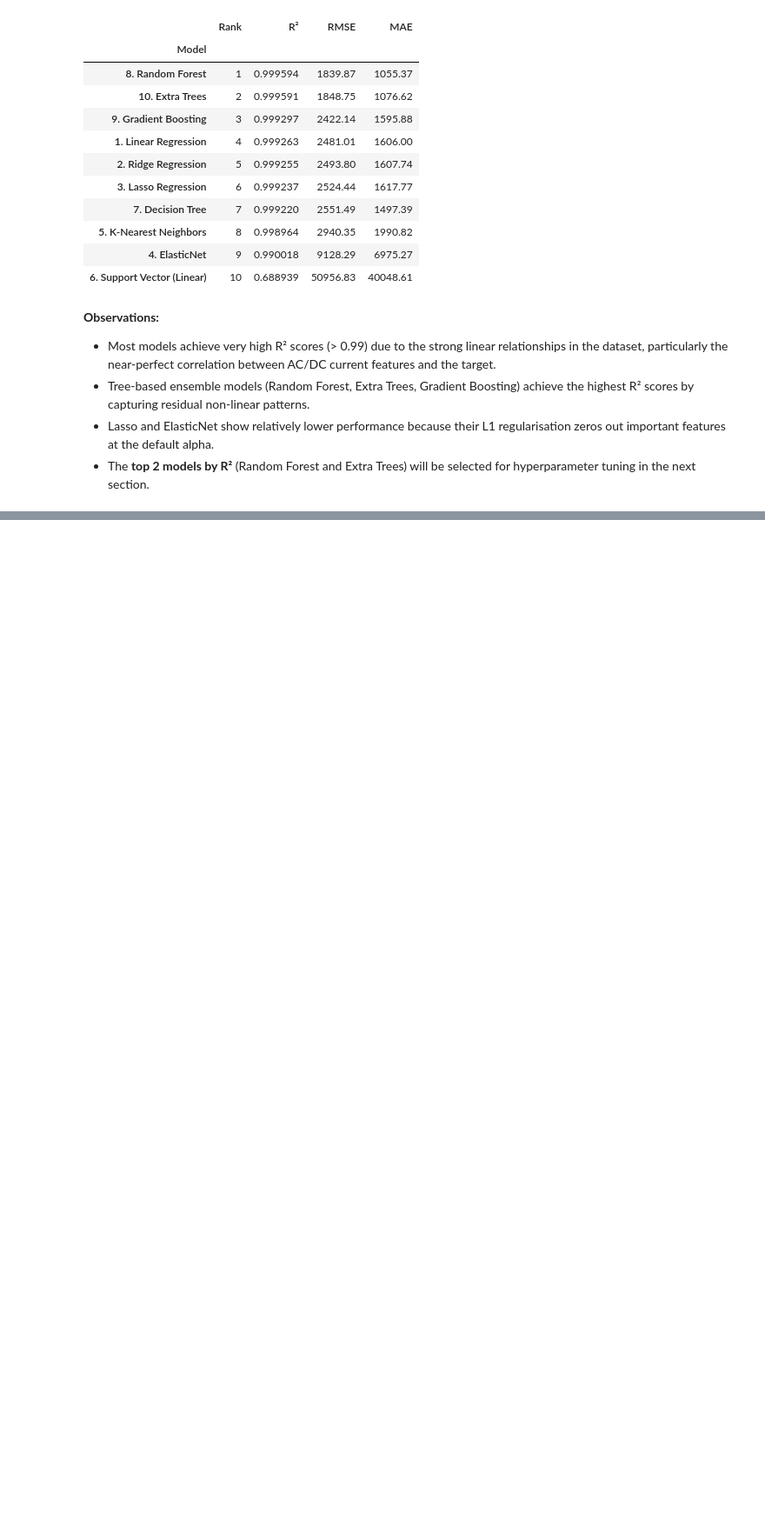
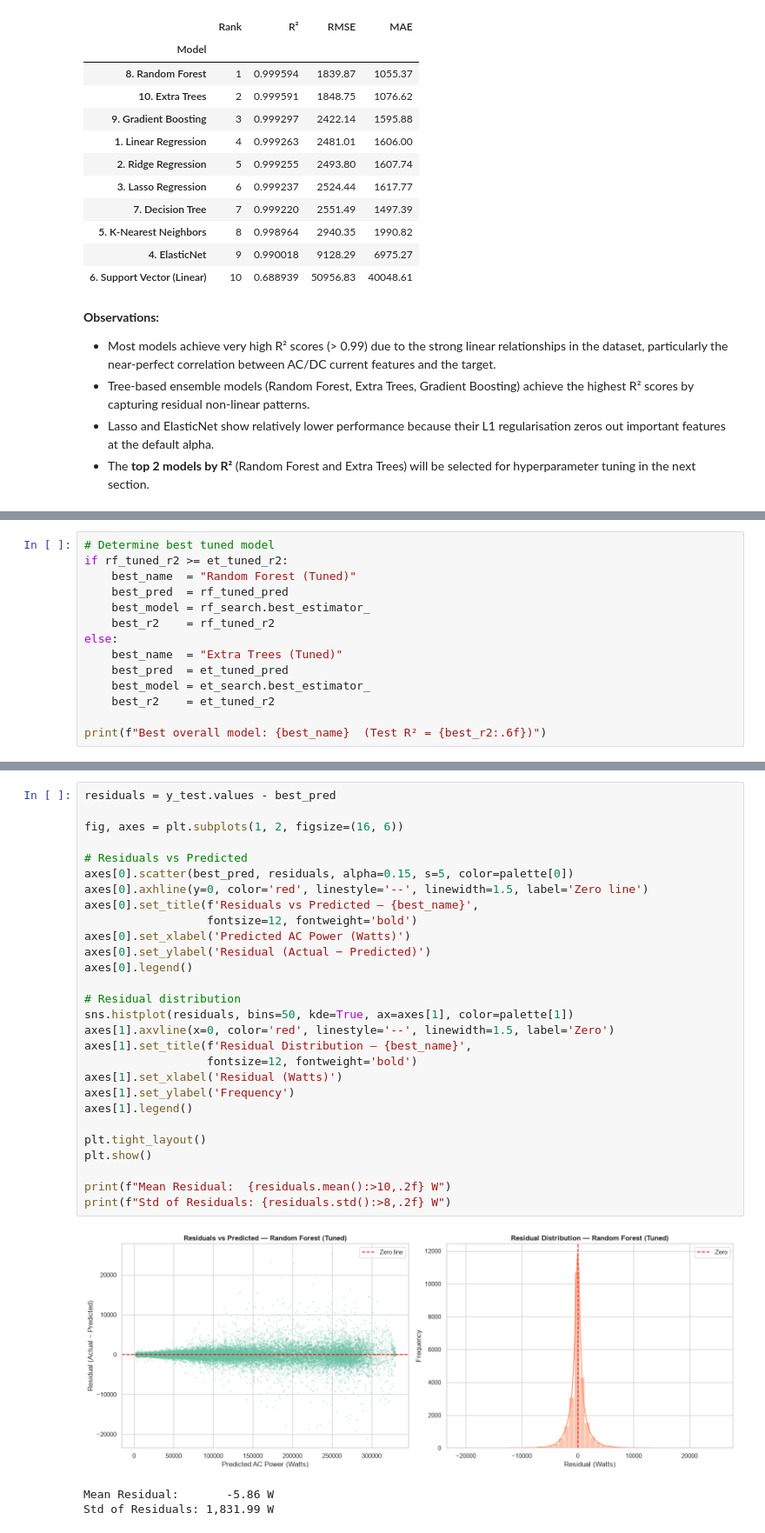
Before and after one commit to TejasviSenka/Machine_Learning_Capstone, a Jupyter notebook: regression.ipynb, the cells around one changed output, grey strips where cells are left out. Shown at 87% size. Cells and saved outputs as stored; diff of their text form; blank space fills up the shorter version.

Commit message:
feat(regression): tune top 2 models, add residual plots and model visualizations

```diff
--- a/regression.ipynb
+++ b/regression.ipynb
@@ -544,0 +699,14 @@ summary_df
+# %%
+# Determine best tuned model
+if rf_tuned_r2 >= et_tuned_r2:
+    best_name  = "Random Forest (Tuned)"
+    best_pred  = rf_tuned_pred
+    best_model = rf_search.best_estimator_
+    best_r2    = rf_tuned_r2
+else:
+    best_name  = "Extra Trees (Tuned)"
+    best_pred  = et_tuned_pred
+    best_model = et_search.best_estimator_
+    best_r2    = et_tuned_r2
+
+print(f"Best overall model: {best_name}  (Test R² = {best_r2:.6f})")
@@ -544,0 +718,32 @@ summary_df
+# %%
+residuals = y_test.values - best_pred
+
+fig, axes = plt.subplots(1, 2, figsize=(16, 6))
+
+# Residuals vs Predicted
+axes[0].scatter(best_pred, residuals, alpha=0.15, s=5, color=palette[0])
+axes[0].axhline(y=0, color='red', linestyle='--', linewidth=1.5, label='Zero line')
+axes[0].set_title(f'Residuals vs Predicted — {best_name}',
+                  fontsize=12, fontweight='bold')
+axes[0].set_xlabel('Predicted AC Power (Watts)')
+axes[0].set_ylabel('Residual (Actual − Predicted)')
+axes[0].legend()
+
+# Residual distribution
+sns.histplot(residuals, bins=50, kde=True, ax=axes[1], color=palette[1])
+axes[1].axvline(x=0, color='red', linestyle='--', linewidth=1.5, label='Zero')
+axes[1].set_title(f'Residual Distribution — {best_name}',
+                  fontsize=12, fontweight='bold')
+axes[1].set_xlabel('Residual (Watts)')
+axes[1].set_ylabel('Frequency')
+axes[1].legend()
+
+plt.tight_layout()
+plt.show()
+
+print(f"Mean Residual:  {residuals.mean():>10,.2f} W")
+print(f"Std of Residuals: {residuals.std():>8,.2f} W")
+# %% [output]
+[figure, added]
+Mean Residual:       -5.86 W
+Std of Residuals: 1,831.99 W
```
Also changed, not shown: parts of 15 cells of this notebook.
